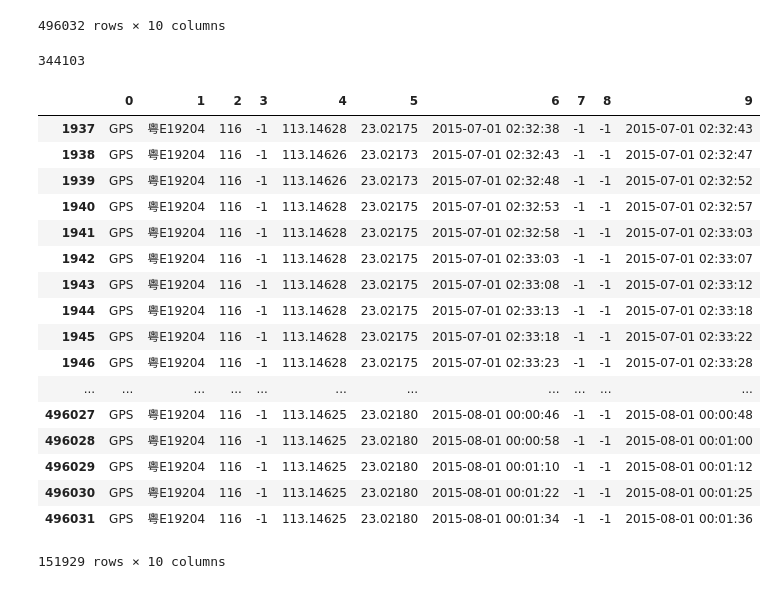
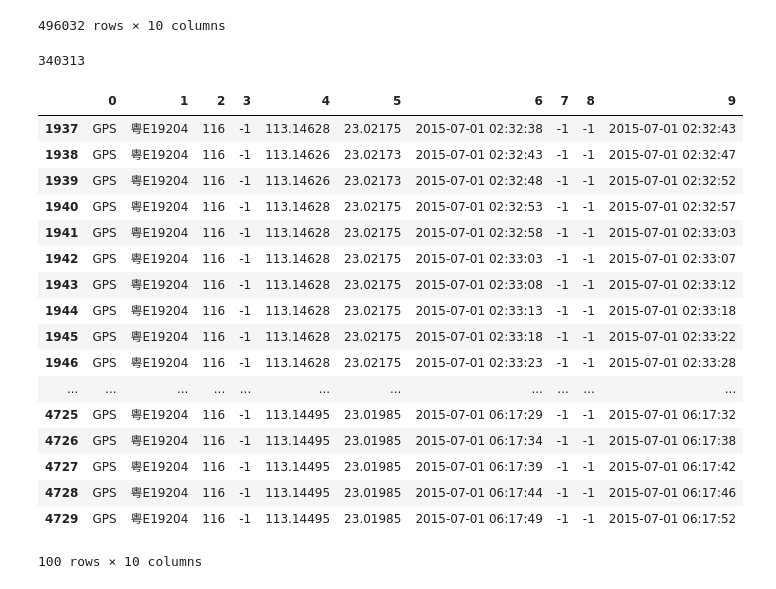
Before and after one commit to chenkf/SI699, a Jupyter notebook: data.ipynb, the cells around one changed output. Saved outputs shown, nothing was run; the diff lists cells and outputs as text; code cells hidden in the pictures.

Commit message:
Data Viz

```diff
--- a/data.ipynb
+++ b/data.ipynb
@@ -5,5 +6,5 @@ from datetime import datetime
 # %%
-data = pd.read_csv("116",sep = "\t" , header = None)
+data = pd.read_csv("data/116",sep = "\t" , header = None)
 # data.head()
 # %%
 data.head()
@@ -41,0 +41,23 @@ bus1
+# %%
+start_range = [(113.145, 113.147), (23.0205, 23.0225)]
+
+end_range = [(113.0165, 113.0185)  , (23.046, 23.048)]
+
+shifts = []
+# temp = [(bus1.loc[0][4], bus1.loc[0][4], 0) ]
+for i in bus1.index:
+    if bus1.loc[i,4] < start_range[0][1] and bus1.loc[i,4] > start_range[0][0] and bus1.loc[i,5] < start_range[1][1] and bus1.loc[i,5] > start_range[1][0]:
+        temp = [(i, bus1.loc[i,4], bus1.loc[i,5])]
+    elif bus1.loc[i,4] < end_range[0][1] and bus1.loc[i,4] > end_range[0][0] and bus1.loc[i,5] < end_range[1][1] and bus1.loc[i,5] > end_range[1][0]:
+        if len(temp)>800 and len(temp)<2500:
+            shifts.append(temp)
+        temp = []
+    elif len(temp)>0:
+        temp.append((i, bus1.loc[i,4], bus1.loc[i,5]))
+
+
+
+
+for i in shifts:
+    print len(i)
+# bus1.loc[0,4]
@@ -86,7 +171,7 @@ for i in range(bus1.shape[0]):
     if bus1.loc[i][4] == last_loc[0] and bus1.loc[i][5] == last_loc[1]:
         caching.append(i)
     else:
-        if len(caching) > 60:
+        if len(caching) > 0:
             not_working = not_working + caching
         caching = []
         last_loc = (bus1.loc[i][4], bus1.loc[i][5])
@@ -100,29 +185,29 @@ len(not_working)
 
 # data
 # %% [output]
-344103
+340313
 # %%
 bus1_valid = bus1.drop(bus1.index[not_working])
-bus1_valid
+bus1_valid.head(100)
 # %% [output]
 |  | 0 | 1 | 2 | 3 | 4 | 5 | 6 | 7 | 8 | 9 |
 | 1937 | GPS | 粤E19204 | 116 | -1 | 113.14628 | 23.02175 | 2015-07-01 02:32:38 | -1 | -1 | 2015-07-01 02:32:43 |
 | 1938 | GPS | 粤E19204 | 116 | -1 | 113.14626 | 23.02173 | 2015-07-01 02:32:43 | -1 | -1 | 2015-07-01 02:32:47 |
 | 1939 | GPS | 粤E19204 | 116 | -1 | 113.14626 | 23.02173 | 2015-07-01 02:32:48 | -1 | -1 | 2015-07-01 02:32:52 |
 | 1940 | GPS | 粤E19204 | 116 | -1 | 113.14628 | 23.02175 | 2015-07-01 02:32:53 | -1 | -1 | 2015-07-01 02:32:57 |
 | 1941 | GPS | 粤E19204 | 116 | -1 | 113.14628 | 23.02175 | 2015-07-01 02:32:58 | -1 | -1 | 2015-07-01 02:33:03 |
 | 1942 | GPS | 粤E19204 | 116 | -1 | 113.14628 | 23.02175 | 2015-07-01 02:33:03 | -1 | -1 | 2015-07-01 02:33:07 |
 | 1943 | GPS | 粤E19204 | 116 | -1 | 113.14628 | 23.02175 | 2015-07-01 02:33:08 | -1 | -1 | 2015-07-01 02:33:12 |
 | 1944 | GPS | 粤E19204 | 116 | -1 | 113.14628 | 23.02175 | 2015-07-01 02:33:13 | -1 | -1 | 2015-07-01 02:33:18 |
 | 1945 | GPS | 粤E19204 | 116 | -1 | 113.14628 | 23.02175 | 2015-07-01 02:33:18 | -1 | -1 | 2015-07-01 02:33:22 |
 | 1946 | GPS | 粤E19204 | 116 | -1 | 113.14628 | 23.02175 | 2015-07-01 02:33:23 | -1 | -1 | 2015-07-01 02:33:28 |
 | ... | ... | ... | ... | ... | ... | ... | ... | ... | ... | ... |
-| 496027 | GPS | 粤E19204 | 116 | -1 | 113.14625 | 23.02180 | 2015-08-01 00:00:46 | -1 | -1 | 2015-08-01 00:00:48 |
-| 496028 | GPS | 粤E19204 | 116 | -1 | 113.14625 | 23.02180 | 2015-08-01 00:00:58 | -1 | -1 | 2015-08-01 00:01:00 |
-| 496029 | GPS | 粤E19204 | 116 | -1 | 113.14625 | 23.02180 | 2015-08-01 00:01:10 | -1 | -1 | 2015-08-01 00:01:12 |
-| 496030 | GPS | 粤E19204 | 116 | -1 | 113.14625 | 23.02180 | 2015-08-01 00:01:22 | -1 | -1 | 2015-08-01 00:01:25 |
-| 496031 | GPS | 粤E19204 | 116 | -1 | 113.14625 | 23.02180 | 2015-08-01 00:01:34 | -1 | -1 | 2015-08-01 00:01:36 |
+| 4725 | GPS | 粤E19204 | 116 | -1 | 113.14495 | 23.01985 | 2015-07-01 06:17:29 | -1 | -1 | 2015-07-01 06:17:32 |
+| 4726 | GPS | 粤E19204 | 116 | -1 | 113.14495 | 23.01985 | 2015-07-01 06:17:34 | -1 | -1 | 2015-07-01 06:17:38 |
+| 4727 | GPS | 粤E19204 | 116 | -1 | 113.14495 | 23.01985 | 2015-07-01 06:17:39 | -1 | -1 | 2015-07-01 06:17:42 |
+| 4728 | GPS | 粤E19204 | 116 | -1 | 113.14495 | 23.01985 | 2015-07-01 06:17:44 | -1 | -1 | 2015-07-01 06:17:46 |
+| 4729 | GPS | 粤E19204 | 116 | -1 | 113.14495 | 23.01985 | 2015-07-01 06:17:49 | -1 | -1 | 2015-07-01 06:17:52 |
-151929 rows × 10 columns
+100 rows × 10 columns
 # %%
 # caching[:10]
 # 342658
```
Also changed, not shown: parts of 14 cells of this notebook, 1 other file.
